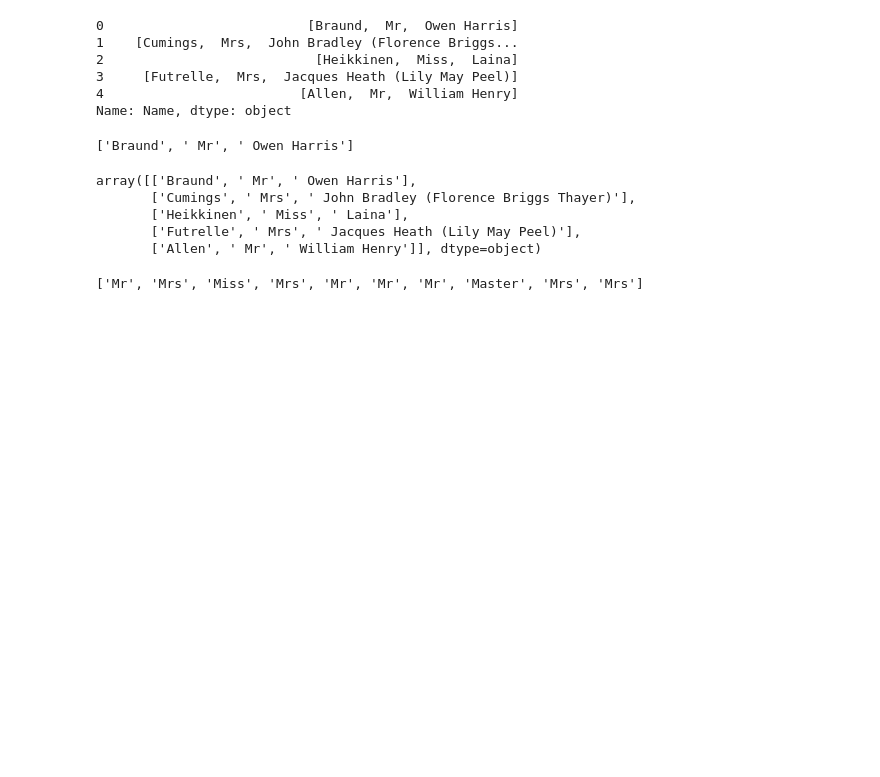
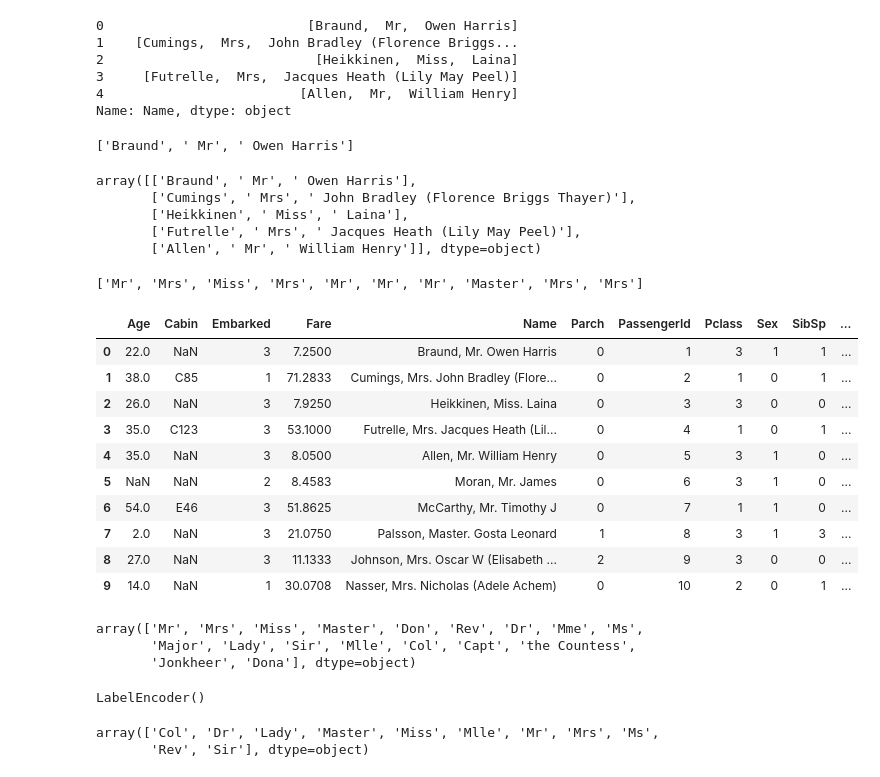
Before and after one commit to msatlihan/titanic-dnn, a Jupyter notebook: 02-data-feature-engineering.ipynb, the cells around one changed output. Cells and saved outputs as stored; diff of their text form; code cells hidden in the pictures; blank space fills up the shorter version.

```diff
--- a/02-data-feature-engineering.ipynb
+++ b/02-data-feature-engineering.ipynb
@@ -68,3 +69,25 @@ titles = [str.strip(name[1]) for name in NameSplit.values]
 titles[:10]
 # %% [output]
 ['Mr', 'Mrs', 'Miss', 'Mrs', 'Mr', 'Mr', 'Mr', 'Master', 'Mrs', 'Mrs']
+# %%
+concat['Title'] = titles
+# %%
+concat.head(10)
+# %% [output]
+|  | Age | Cabin | Embarked | Fare | Name | Parch | PassengerId | Pclass | Sex | SibSp | ... |
+| 0 | 22.0 | NaN | 3 | 7.2500 | Braund, Mr. Owen Harris | 0 | 1 | 3 | 1 | 1 | ... |
+| 1 | 38.0 | C85 | 1 | 71.2833 | Cumings, Mrs. John Bradley (Flore... | 0 | 2 | 1 | 0 | 1 | ... |
+| 2 | 26.0 | NaN | 3 | 7.9250 | Heikkinen, Miss. Laina | 0 | 3 | 3 | 0 | 0 | ... |
+| 3 | 35.0 | C123 | 3 | 53.1000 | Futrelle, Mrs. Jacques Heath (Lil... | 0 | 4 | 1 | 0 | 1 | ... |
+| 4 | 35.0 | NaN | 3 | 8.0500 | Allen, Mr. William Henry | 0 | 5 | 3 | 1 | 0 | ... |
+| 5 | NaN | NaN | 2 | 8.4583 | Moran, Mr. James | 0 | 6 | 3 | 1 | 0 | ... |
+| 6 | 54.0 | E46 | 3 | 51.8625 | McCarthy, Mr. Timothy J | 0 | 7 | 1 | 1 | 0 | ... |
+| 7 | 2.0 | NaN | 3 | 21.0750 | Palsson, Master. Gosta Leonard | 1 | 8 | 3 | 1 | 3 | ... |
+| 8 | 27.0 | NaN | 3 | 11.1333 | Johnson, Mrs. Oscar W (Elisabeth ... | 2 | 9 | 3 | 0 | 0 | ... |
+| 9 | 14.0 | NaN | 1 | 30.0708 | Nasser, Mrs. Nicholas (Adele Achem) | 0 | 10 | 2 | 0 | 1 | ... |
+# %%
+concat.Title.unique()
+# %% [output]
+array(['Mr', 'Mrs', 'Miss', 'Master', 'Don', 'Rev', 'Dr', 'Mme', 'Ms',
+       'Major', 'Lady', 'Sir', 'Mlle', 'Col', 'Capt', 'the Countess',
+       'Jonkheer', 'Dona'], dtype=object)
@@ -70,0 +103,9 @@ titles[:10]
+# %%
+le.fit(concat.Title)
+# %% [output]
+LabelEncoder()
+# %%
+le.classes_
+# %% [output]
+array(['Col', 'Dr', 'Lady', 'Master', 'Miss', 'Mlle', 'Mr', 'Mrs', 'Ms',
+       'Rev', 'Sir'], dtype=object)
```
Also changed, not shown: parts of 35 cells of this notebook, 5 other files.
